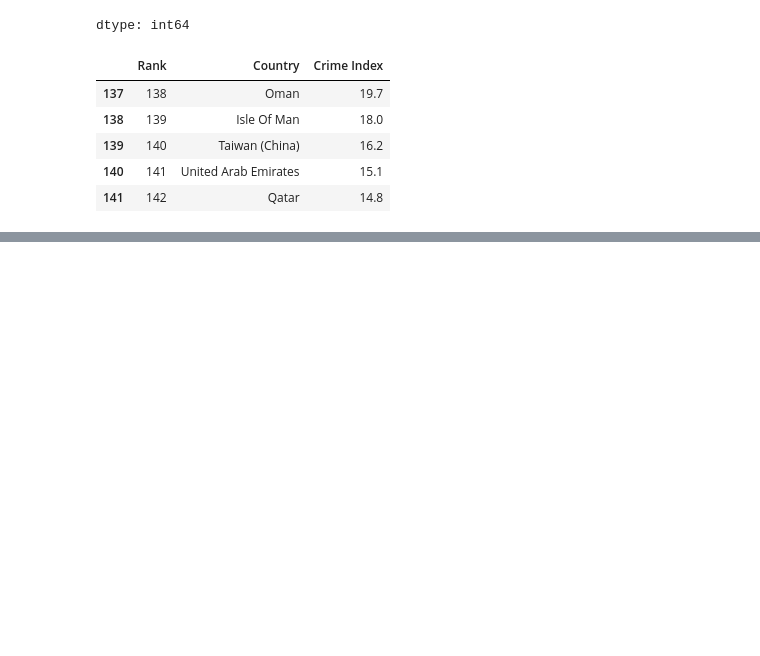
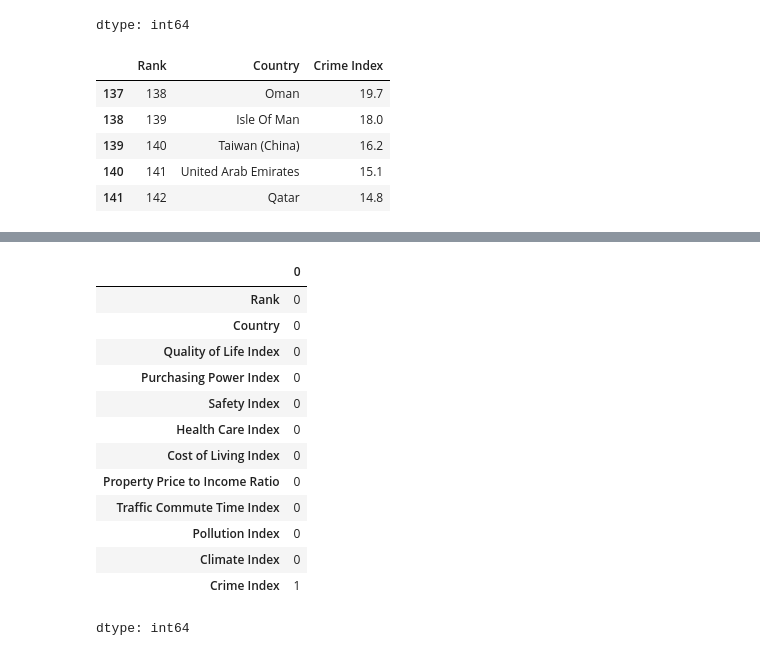
Before and after one commit to paulodeluna/Data_1002, a Jupyter notebook: Paulo_de_luna_data_1002.ipynb, the cells around one changed output, grey strips where cells are left out. Cells and saved outputs as stored; diff of their text form; code cells hidden in the pictures; blank space fills up the shorter version.

```diff
--- a/Paulo_de_luna_data_1002.ipynb
+++ b/Paulo_de_luna_data_1002.ipynb
@@ -87,0 +86,18 @@ merged_data.head()
+# %%
+# We are going to check for missing values:
+merged_data.isnull().sum()
+# %% [output]
+|  | 0 |
+| Rank | 0 |
+| Country | 0 |
+| Quality of Life Index | 0 |
+| Purchasing Power Index | 0 |
+| Safety Index | 0 |
+| Health Care Index | 0 |
+| Cost of Living Index | 0 |
+| Property Price to Income Ratio | 0 |
+| Traffic Commute Time Index | 0 |
+| Pollution Index | 0 |
+| Climate Index | 0 |
+| Crime Index | 1 |
+dtype: int64
```
Also changed, not shown: parts of 5 cells of this notebook.
